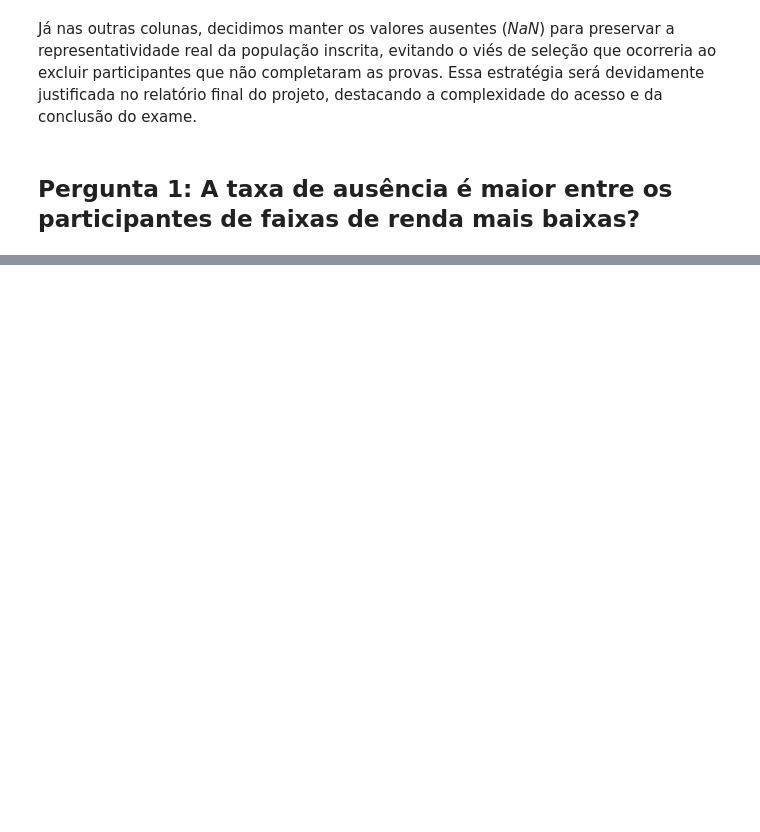
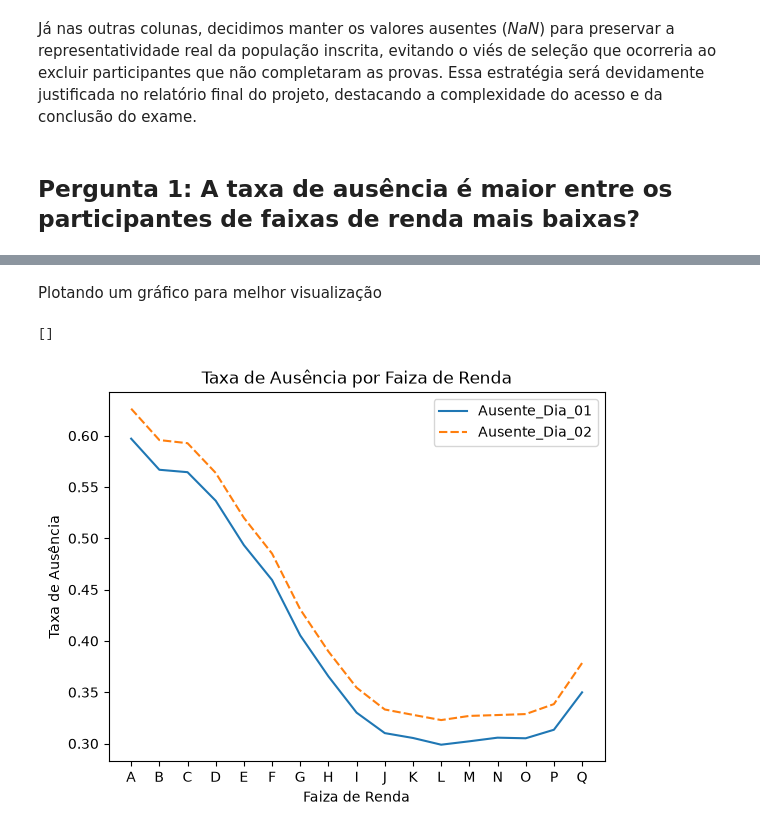
Before and after one commit to CoderAugusto/enem-data-dashboard, a Jupyter notebook: notebooks/01_exploracao_inicial.ipynb, the cells around one changed output, grey strips where cells are left out. Drawn from its saved outputs; the diff is of its cells as text; code cells hidden in the pictures; blank space fills up the shorter version.

Commit message:
Responde Pergunta 1: análise da ausência por renda

```diff
--- a/notebooks/01_exploracao_inicial.ipynb
+++ b/notebooks/01_exploracao_inicial.ipynb
@@ -124,0 +136,11 @@ Já nas outras colunas, decidimos manter os valores ausentes (*NaN*) para preser
+# %%
+# Para o dia de Ciências Humanas
+
+df_limpo["Ausente_Dia_01"] = ((df_limpo["TP_PRESENCA_CH"] == 0) & (df_limpo["TP_PRESENCA_LC"] == 0)).astype(int)
+
+# Para o dia de Ciências Exatas
+
+df_limpo["Ausente_Dia_02"] = ((df_limpo["TP_PRESENCA_CN"] == 0) & (df_limpo["TP_PRESENCA_MT"] == 0)).astype(int)
+
+
+display(df_limpo)
@@ -124,0 +163,4 @@ Já nas outras colunas, decidimos manter os valores ausentes (*NaN*) para preser
+# %%
+df_por_renda = df_limpo.groupby("Q006")[['Ausente_Dia_01', 'Ausente_Dia_02']].mean()
+
+display(df_por_renda)
@@ -124,0 +187,12 @@ Já nas outras colunas, decidimos manter os valores ausentes (*NaN*) para preser
+# %% [markdown]
+Plotando um gráfico para melhor visualização
+# %%
+sns.lineplot(data = df_por_renda)
+
+plt.title("Taxa de Ausência por Faiza de Renda")
+plt.xlabel("Faiza de Renda")
+plt.ylabel("Taxa de Ausência")
+plt.plot()
+# %% [output]
+[]
+[figure, added]
```
Also changed, not shown: parts of 10 cells of this notebook.
